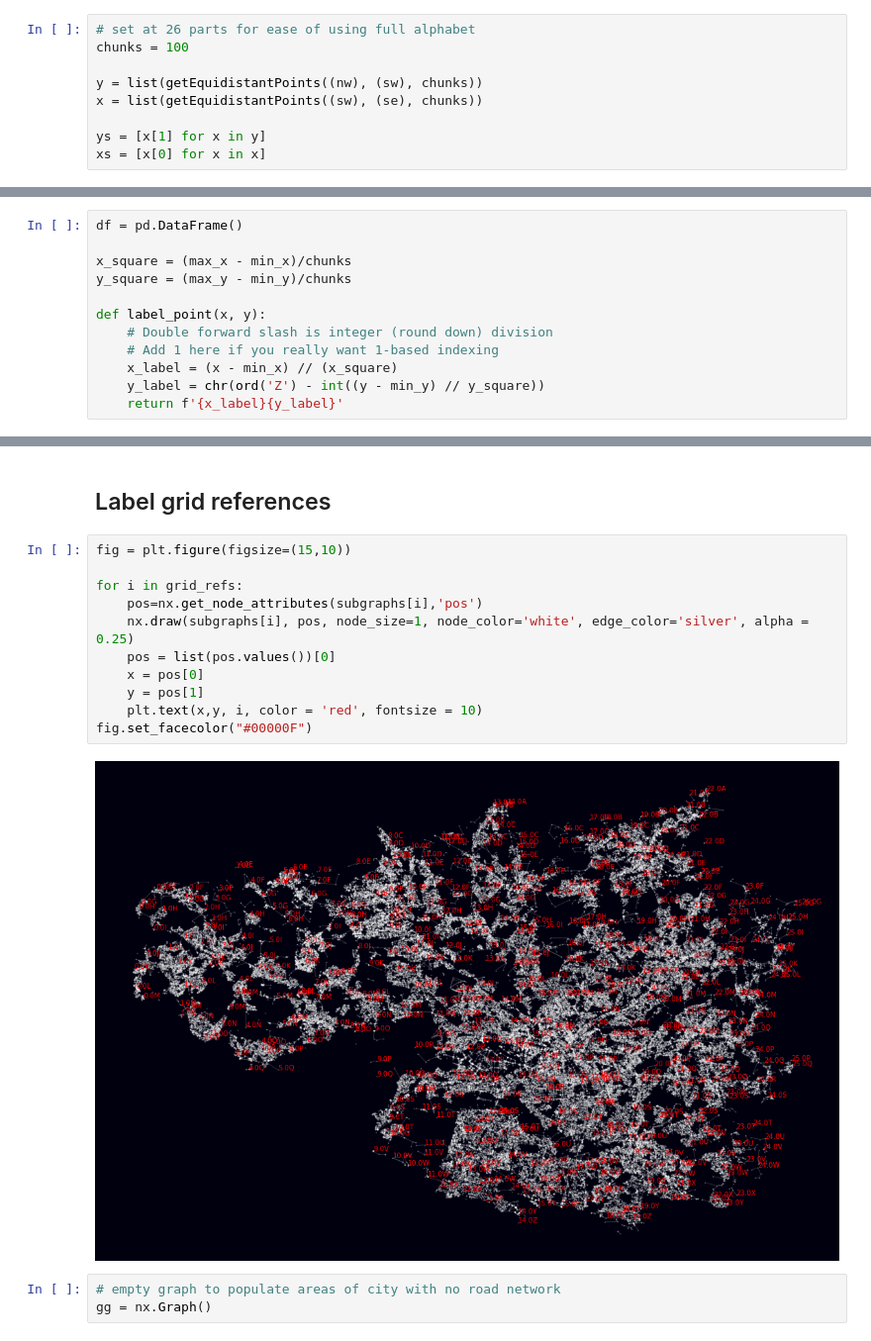
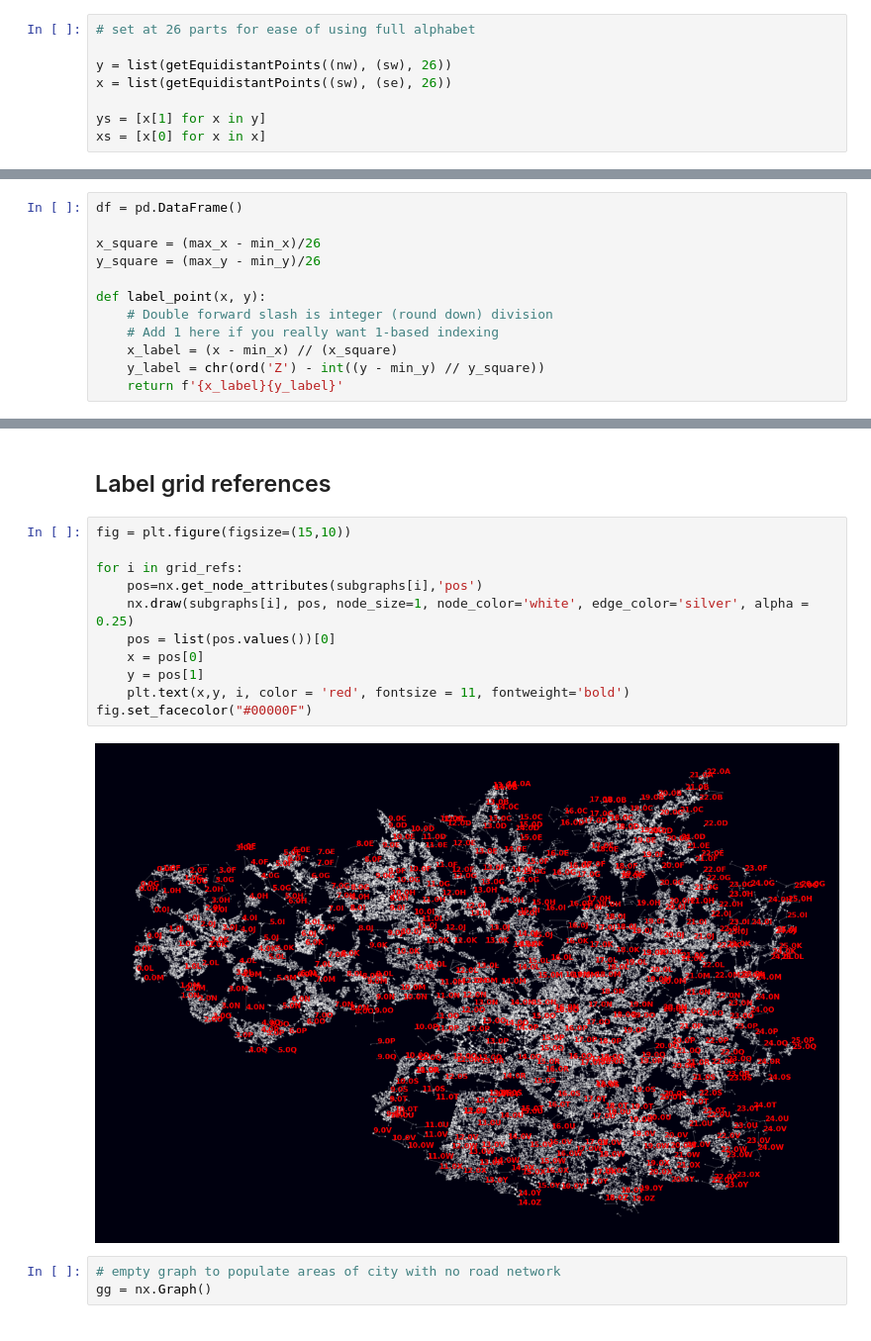
Before and after one commit to harryodell/synthetic-city-networks, a Jupyter notebook: OSM_network_partitioning-implementation-V2.ipynb, the cells around one changed output, grey strips where cells are left out. Shown at 99% size. Saved outputs shown, nothing was run; the diff lists cells and outputs as text.

Commit message:
updated chunk size

```diff
--- a/OSM_network_partitioning-implementation-V2.ipynb
+++ b/OSM_network_partitioning-implementation-V2.ipynb
@@ -43,10 +43,9 @@ def getEquidistantPoints(p1, p2, parts):
                np.linspace(p1[1], p2[1], parts+1))
 # %%
 # set at 26 parts for ease of using full alphabet
-chunks = 100
 
-y = list(getEquidistantPoints((nw), (sw), chunks))
-x = list(getEquidistantPoints((sw), (se), chunks))
+y = list(getEquidistantPoints((nw), (sw), 26))
+x = list(getEquidistantPoints((sw), (se), 26))
 
 ys = [x[1] for x in y]
 xs = [x[0] for x in x]
@@ -62,8 +61,8 @@ plt.plot(X, Y, marker='+', color='red', linestyle='none');
 # %%
 df = pd.DataFrame()
 
-x_square = (max_x - min_x)/chunks
-y_square = (max_y - min_y)/chunks
+x_square = (max_x - min_x)/26
+y_square = (max_y - min_y)/26
 
 def label_point(x, y):
     # Double forward slash is integer (round down) division
@@ -176,16 +178,16 @@ for i in range(26):
 # %%
 fig = plt.figure(figsize=(15,10))
 
 for i in grid_refs:
     pos=nx.get_node_attributes(subgraphs[i],'pos')
     nx.draw(subgraphs[i], pos, node_size=1, node_color='white', edge_color='silver', alpha = 0.25)
     pos = list(pos.values())[0]
     x = pos[0]
     y = pos[1]
-    plt.text(x,y, i, color = 'red', fontsize = 10)
+    plt.text(x,y, i, color = 'red', fontsize = 11, fontweight='bold')
 fig.set_facecolor("#00000F")
 # %% [output]
-[figure, old version]
+[figure, new version]
 # %%
 # empty graph to populate areas of city with no road network
 gg = nx.Graph()
```
Also changed, not shown: parts of 10 cells of this notebook.
